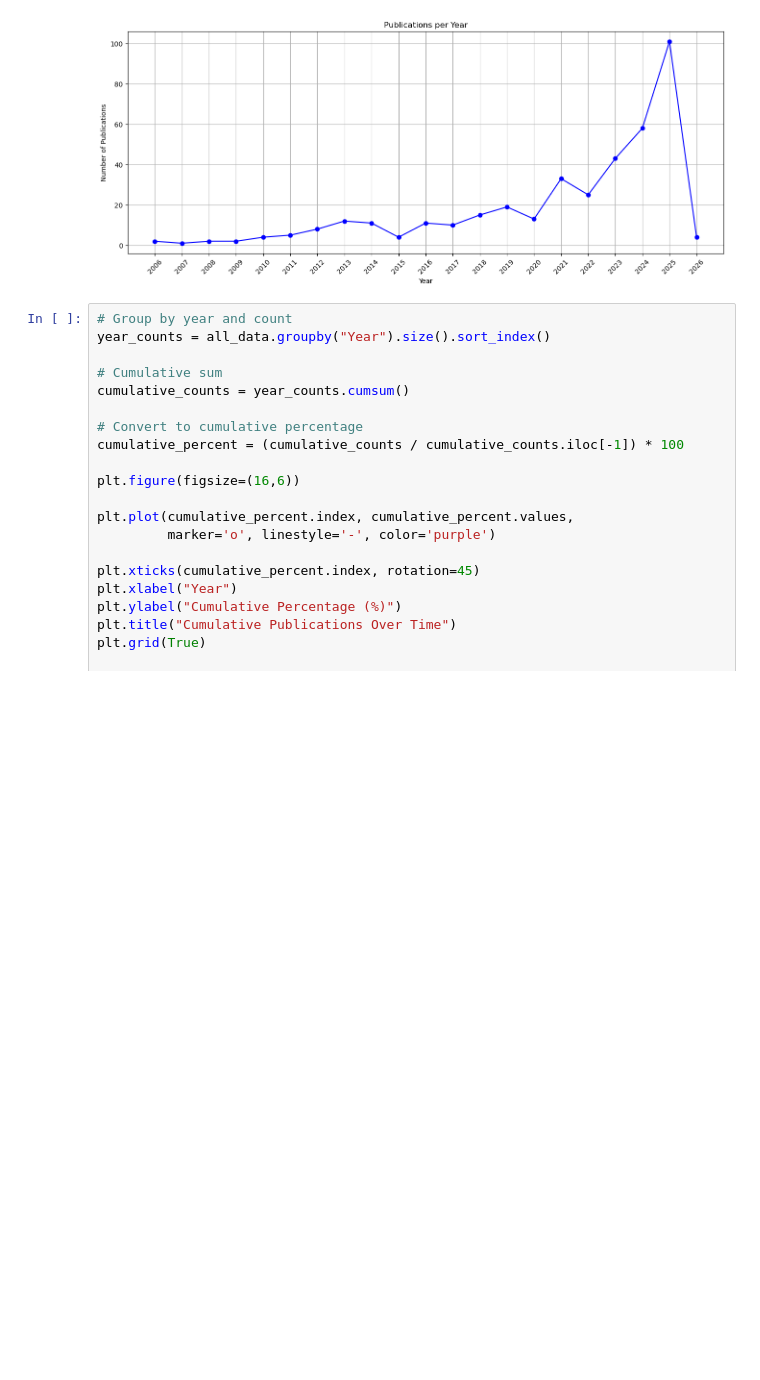
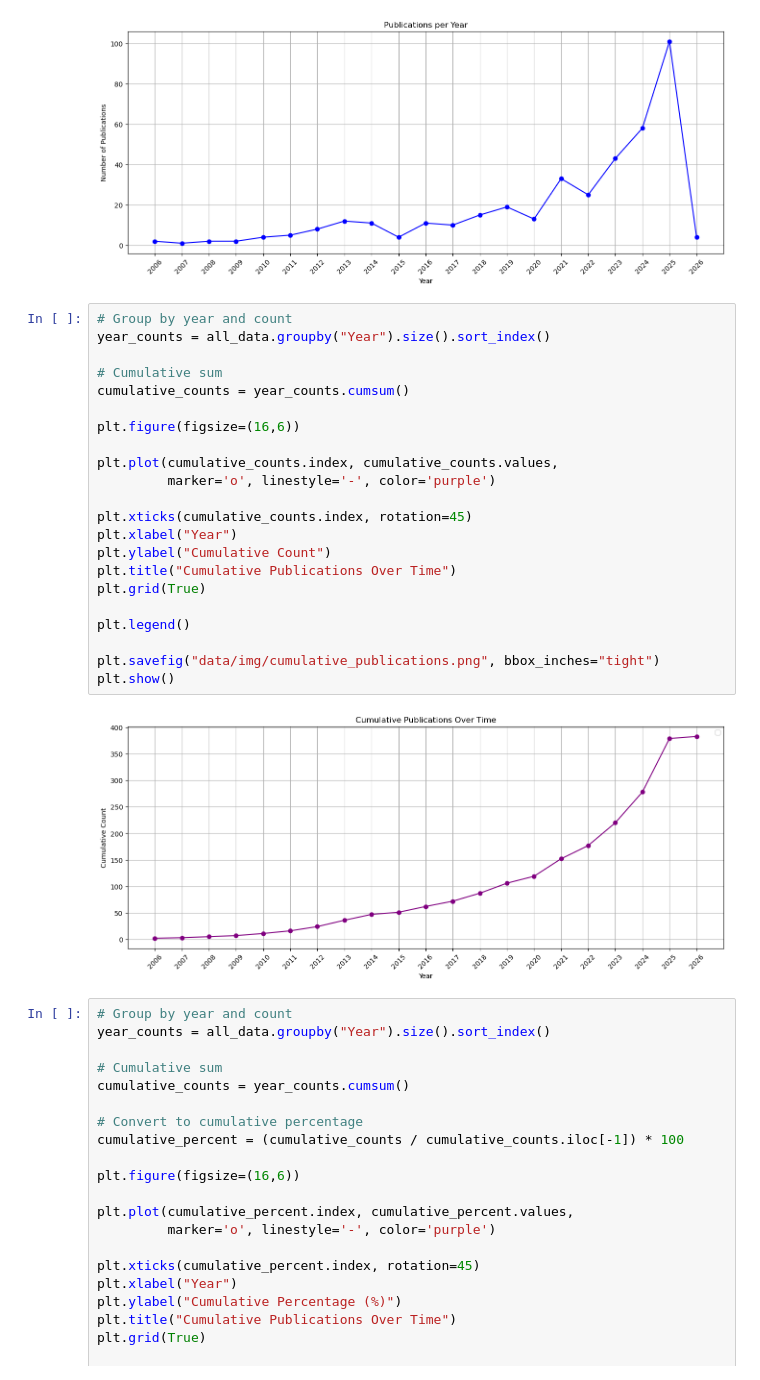
Before and after one commit to AichaNT/bachelor_thesis, a Jupyter notebook: EDA.ipynb, the cells around one changed output. Cells and saved outputs as stored; diff of their text form; blank space fills up the shorter version.

```diff
--- a/EDA.ipynb
+++ b/EDA.ipynb
@@ -425,6 +425,30 @@ plt.savefig("data/img/publications_per_year.png", bbox_inches = "tight")
 plt.show()
 # %% [output]
 [figure]
+# %%
+# Group by year and count
+year_counts = all_data.groupby("Year").size().sort_index()
+
+# Cumulative sum
+cumulative_counts = year_counts.cumsum()
+
+plt.figure(figsize=(16,6))
+
+plt.plot(cumulative_counts.index, cumulative_counts.values,
+         marker='o', linestyle='-', color='purple')
+
+plt.xticks(cumulative_counts.index, rotation=45)
+plt.xlabel("Year")
+plt.ylabel("Cumulative Count")
+plt.title("Cumulative Publications Over Time")
+plt.grid(True)
+
+plt.legend()
+
+plt.savefig("data/img/cumulative_publications.png", bbox_inches="tight")
+plt.show()
+# %% [output]
+[figure, added]
 # %%
 # Group by year and count
 year_counts = all_data.groupby("Year").size().sort_index()
```
Also changed, not shown: 1 other file.
